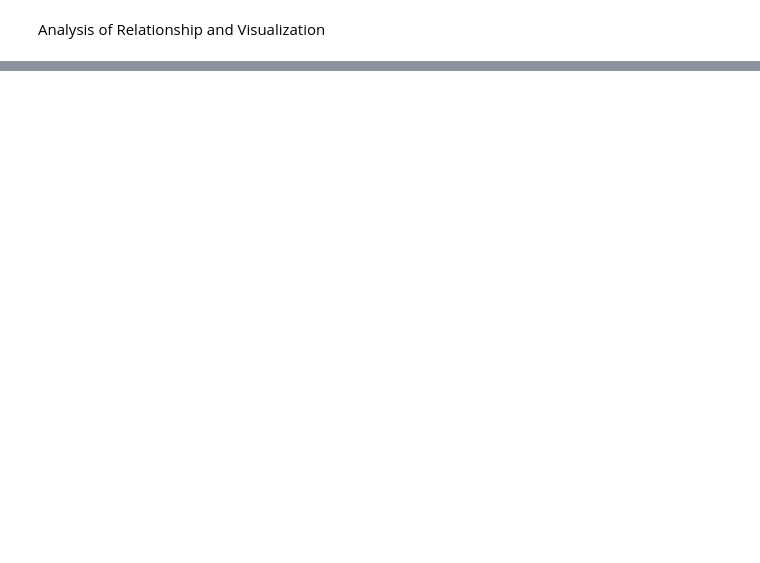
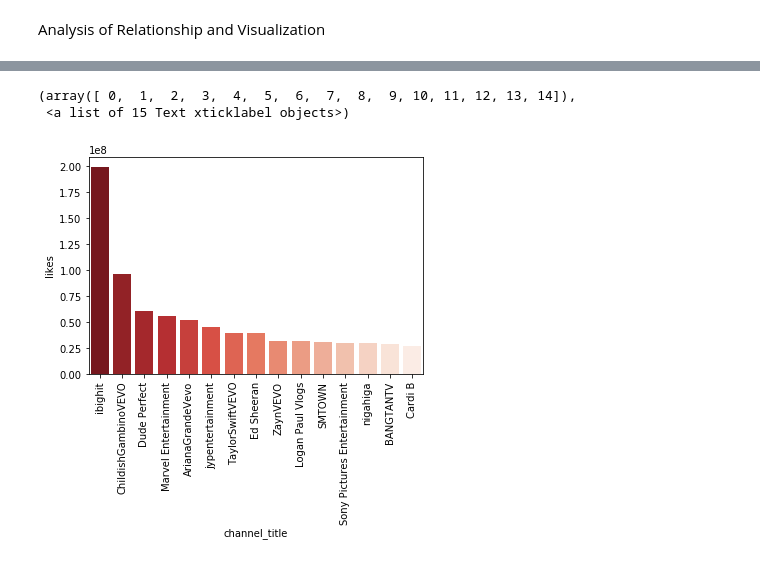
Before and after one commit to paholland/Project_YoutubeVideoStatistics, a Jupyter notebook: Polina/mypart2.ipynb, the cells around one changed output, grey strips where cells are left out. Drawn from its saved outputs; the diff is of its cells as text; code cells hidden in the pictures; blank space fills up the shorter version.

```diff
--- a/Polina/mypart2.ipynb
+++ b/Polina/mypart2.ipynb
@@ -81,2 +198,11 @@ clean_df
 # %% [markdown]
 Analysis of Relationship and Visualization
+# %%
+
+pop_channel= pd.DataFrame(clean_df.groupby(['channel_title']).sum()["likes"])
+
+pop_channel = pop_channel.reset_index()
+
+pop_channel = pop_channel.sort_values(by =["likes"], ascending=False)
+
+pop_channel.head(20)
@@ -82,0 +227,3 @@ Analysis of Relationship and Visualization
+# %%
+pop_channel = pop_channel.iloc[:15,:]
+pop_channel
@@ -82,0 +293,9 @@ Analysis of Relationship and Visualization
+# %%
+#most liked channel
+ax = sns.barplot(x="channel_title", y="likes", data=pop_channel,
+                 palette=("Reds_r"))
+plt.xticks (rotation=90)
+# %% [output]
+(array([ 0,  1,  2,  3,  4,  5,  6,  7,  8,  9, 10, 11, 12, 13, 14]),
+ <a list of 15 Text xticklabel objects>)
+[figure, added]
```
Also changed, not shown: parts of 47 cells of this notebook, 2 other files.
